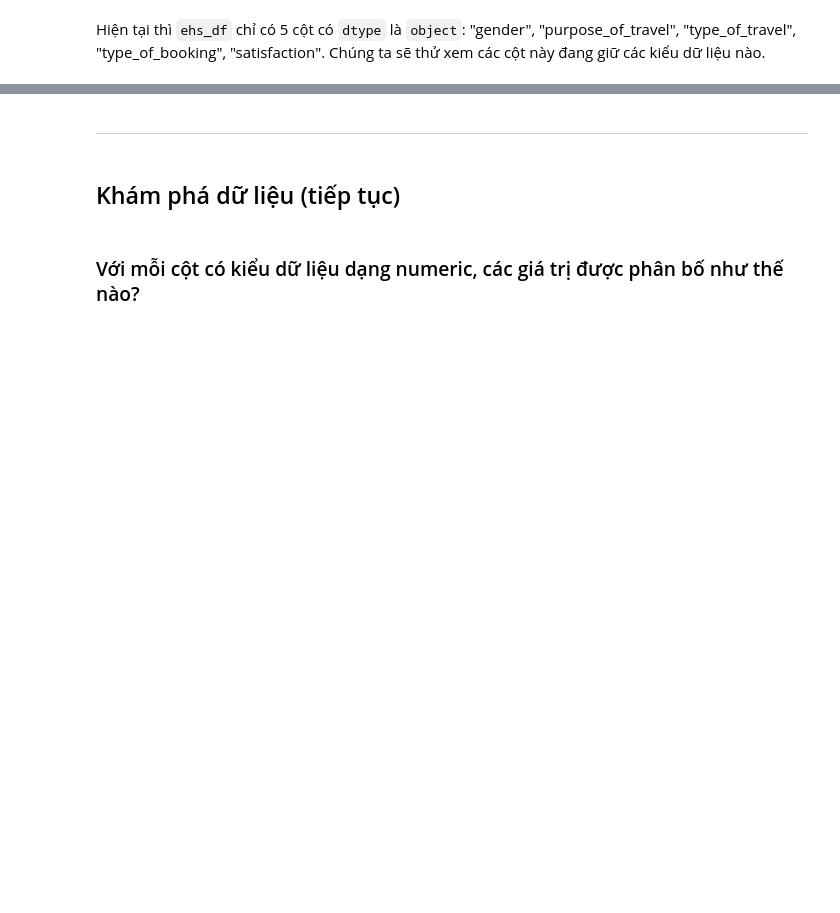
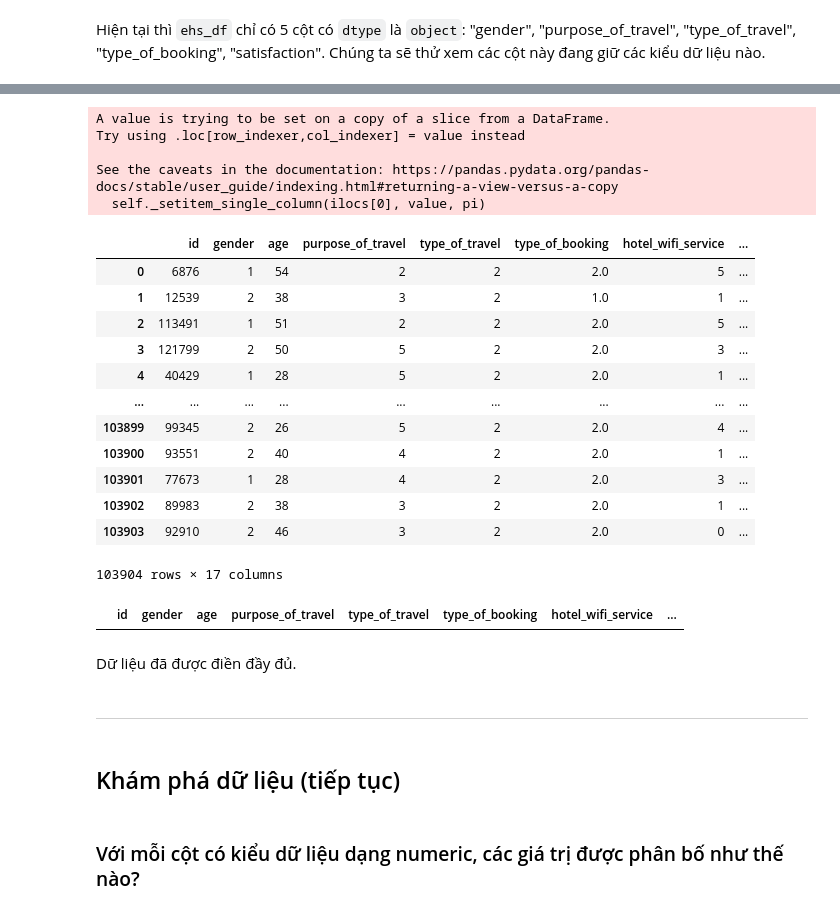
Before and after one commit to SyThuan1803/Data_Science_Proramming_FinalProject, a Jupyter notebook: final_project.ipynb, the cells around one changed output, grey strips where cells are left out. Cells and saved outputs as stored; diff of their text form; code cells hidden in the pictures; blank space fills up the shorter version.

```diff
--- a/final_project.ipynb
+++ b/final_project.ipynb
@@ -408,3 +330,37 @@ array(['1', 2], dtype=object)
+# %%
+filled_nanvals = filled_ratings[np.isnan(ratings)].round(0)
+sample_df_isnan.loc[:,'type_of_booking']=filled_nanvals
+ehs_df=ehs_df[~ehs_df['type_of_booking'].isna()]
+# sample_df=pd.concat((sample_df,sample_df_isnan),axis=0).reset_index(drop=True)
+ehs_df=pd.concat((sample_df_isnan,ehs_df),ignore_index=True,axis=0)
+ehs_df=ehs_df.sample(frac=1, random_state=42).reset_index(drop=True)
+ehs_df
+# %% [output]
+A value is trying to be set on a copy of a slice from a DataFrame.
+Try using .loc[row_indexer,col_indexer] = value instead
+
+See the caveats in the documentation: https://pandas.pydata.org/pandas-docs/stable/user_guide/indexing.html#returning-a-view-versus-a-copy
+  self._setitem_single_column(ilocs[0], value, pi)
+|  | id | gender | age | purpose_of_travel | type_of_travel | type_of_booking | hotel_wifi_service | ... |
+| 0 | 6876 | 1 | 54 | 2 | 2 | 2.0 | 5 | ... |
+| 1 | 12539 | 2 | 38 | 3 | 2 | 1.0 | 1 | ... |
+| 2 | 113491 | 1 | 51 | 2 | 2 | 2.0 | 5 | ... |
+| 3 | 121799 | 2 | 50 | 5 | 2 | 2.0 | 3 | ... |
+| 4 | 40429 | 1 | 28 | 5 | 2 | 2.0 | 1 | ... |
+| ... | ... | ... | ... | ... | ... | ... | ... | ... |
+| 103899 | 99345 | 2 | 26 | 5 | 2 | 2.0 | 4 | ... |
+| 103900 | 93551 | 2 | 40 | 4 | 2 | 2.0 | 1 | ... |
+| 103901 | 77673 | 1 | 28 | 4 | 2 | 2.0 | 3 | ... |
+| 103902 | 89983 | 2 | 38 | 3 | 2 | 2.0 | 1 | ... |
+| 103903 | 92910 | 2 | 46 | 3 | 2 | 2.0 | 0 | ... |
+103904 rows × 17 columns
+# %%
+# Kiểm tra còn dòng NaN không
+ehs_df[ehs_df['type_of_booking'].isna()]
+# %% [output]
+|  | id | gender | age | purpose_of_travel | type_of_travel | type_of_booking | hotel_wifi_service | ... |
+# %% [markdown]
+Dữ liệu đã được điền đầy đủ.
 # %% [markdown]
 ---
 # %% [markdown]
```
Also changed, not shown: parts of 59 cells of this notebook.
